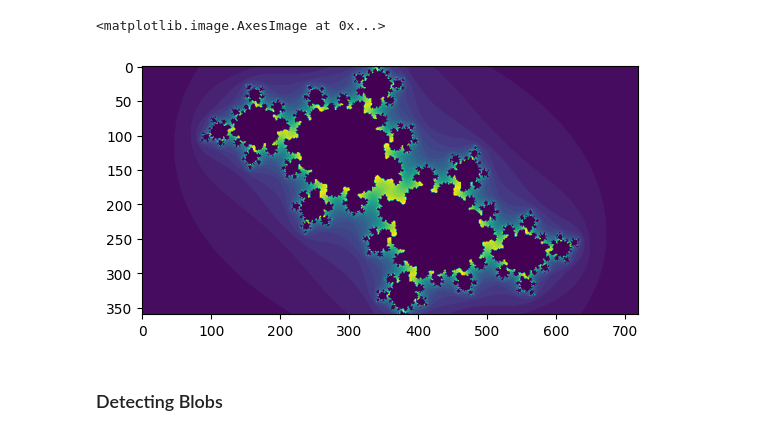
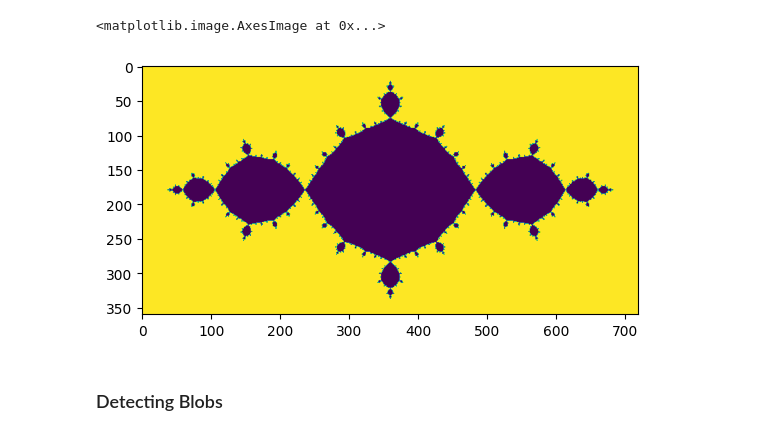
Before and after one commit to Kartiv/Iteration-of-Rational-Functions, a Jupyter notebook: notebook.ipynb, the cells around one changed output. Saved outputs shown, nothing was run; the diff lists cells and outputs as text; code cells hidden in the pictures.

```diff
--- a/notebook.ipynb
+++ b/notebook.ipynb
@@ -51,13 +51,17 @@ def convolve(C, kernel = np.array([[0,1,0], [1, 4, 1], [0, 1, 0]])):
     new.extend(np.ndarray.tolist(C[-step:]))
     return np.array(new)
 # %%
-def R(z): #0.35-0.45 for blob convergence, 0.35-0.5 pretty, -0.4-0.6j for blob convergence and possible self similarity
-    return (z**2-0.4-0.6j)
+def R(z): #0.35-0.5 pretty,
+    return (z**2-1+0j)
 # %%
-C = julia(R, 0.005, bound=2, z0=-1.8-0.9j, z1 = 1.8+0.9j, niter=30, halo=True)
+z0 = -1.8-0.9j;
+z1 = 1.8+0.9j;
+eps = 0.005;
+
+C = julia(R, eps, bound = 2, z0 = z0, z1 = z1, niter = 30, halo = False)
 plt.imshow(C.T)
 # %% [output]
 <matplotlib.image.AxesImage at 0x...>
-[figure, old version]
+[figure, new version]
 # %% [markdown]
 ### Detecting Blobs
```
Also changed, not shown: parts of 17 cells of this notebook, 5 other files.
